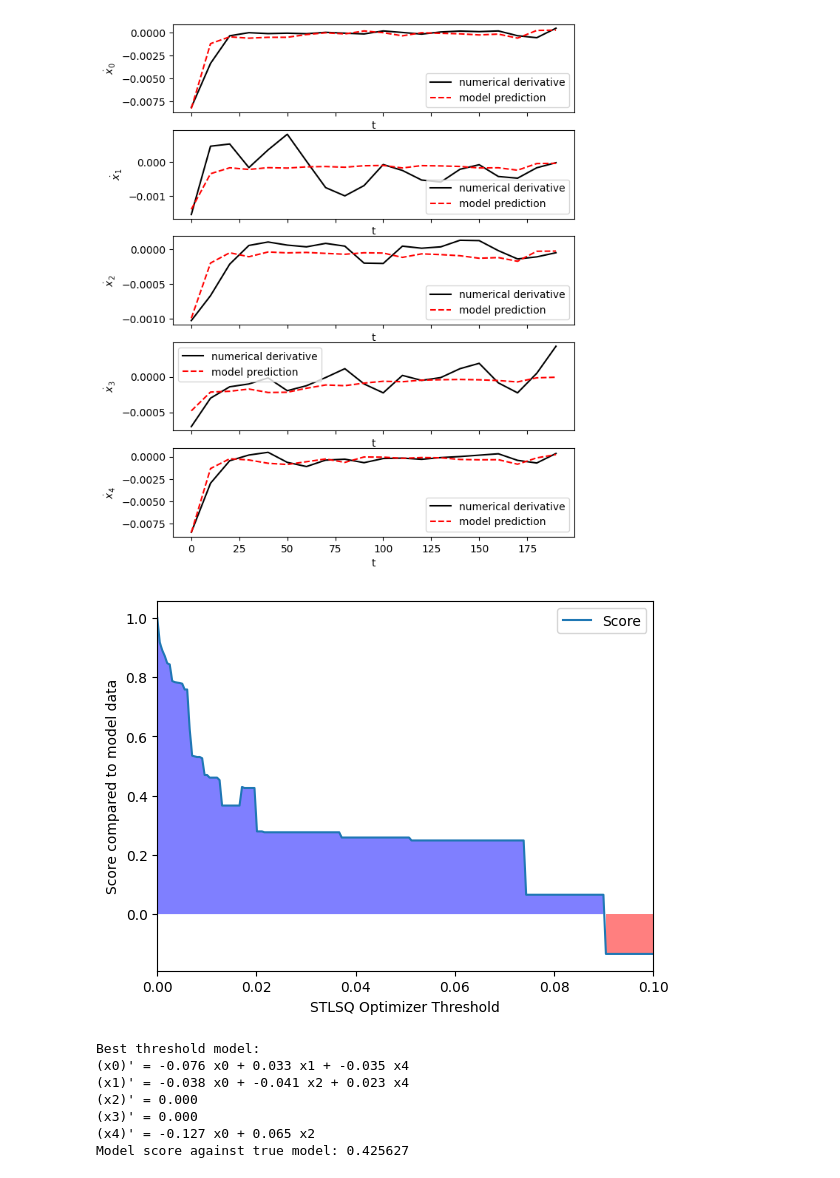
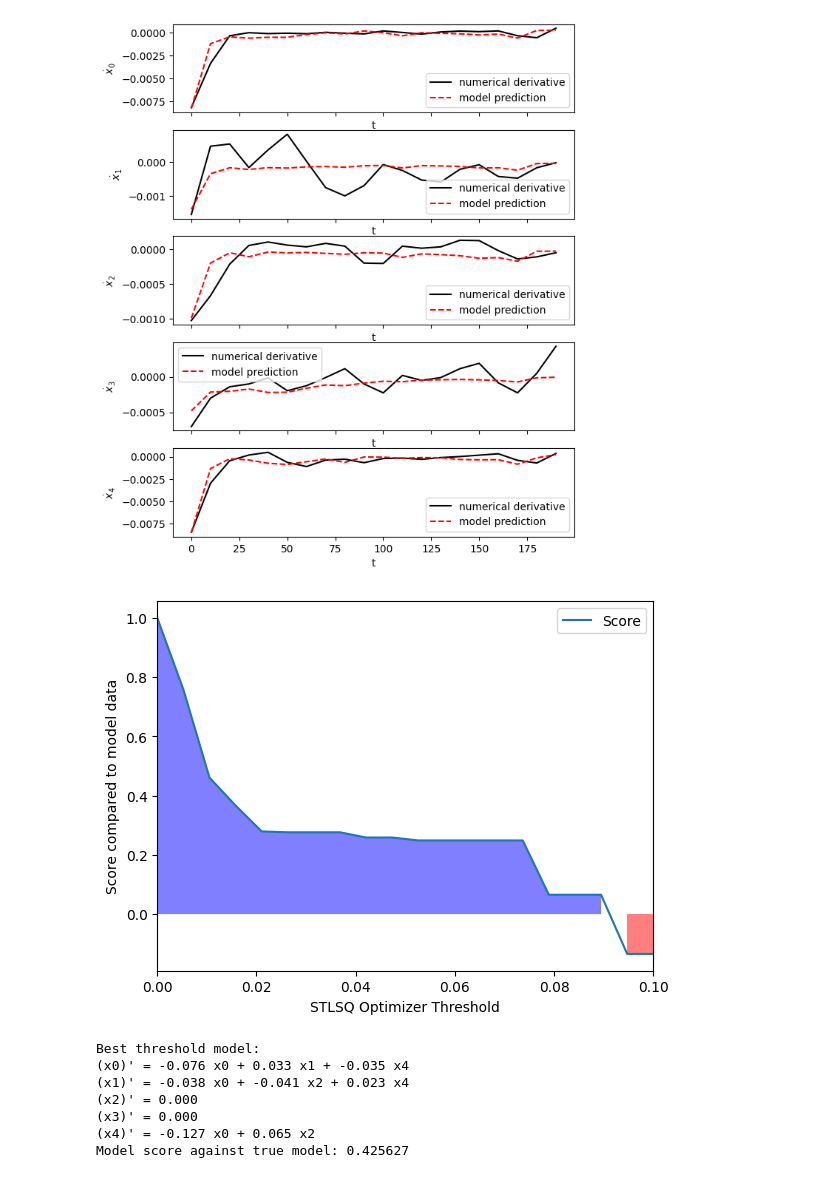
Before and after one commit to JanStern/Modeling-Biological-Networks-Assignment, a Jupyter notebook: main.ipynb, the cells around one changed output. Cells and saved outputs as stored; diff of their text form; code cells hidden in the pictures.

```diff
--- a/main.ipynb
+++ b/main.ipynb
@@ -109,19 +136,19 @@ Model score against true model: 0.625903
 # %%
 from src.visuals import plot_scores_over_threshold
 
 # 2. Experiment with the threshold
-threshold_scan = np.linspace(0, 0.1, 200)
+threshold_scan = np.linspace(0, 0.1, 20)
 scores = []
 for i, threshold in enumerate(threshold_scan):
     optimizer = ps.STLSQ(threshold=threshold)
     model_threshold = ps.SINDy(optimizer=optimizer, feature_library=library)
     # model_threshold.fit(x_true, t=dt)
     model_threshold.fit(x_train_multi, t=dt, multiple_trajectories=True)
     scores.append(model_threshold.score(x_true, t=dt))
 
 plot_scores_over_threshold(threshold_scan, scores)
 # %% [output]
-[figure, old version]
+[figure, new version]
 # %%
 from src.visuals import create_graph_from_model, draw_graph, format_model_for_graph_plot
 
```
Also changed, not shown: parts of 4 cells of this notebook, 8 other files.
